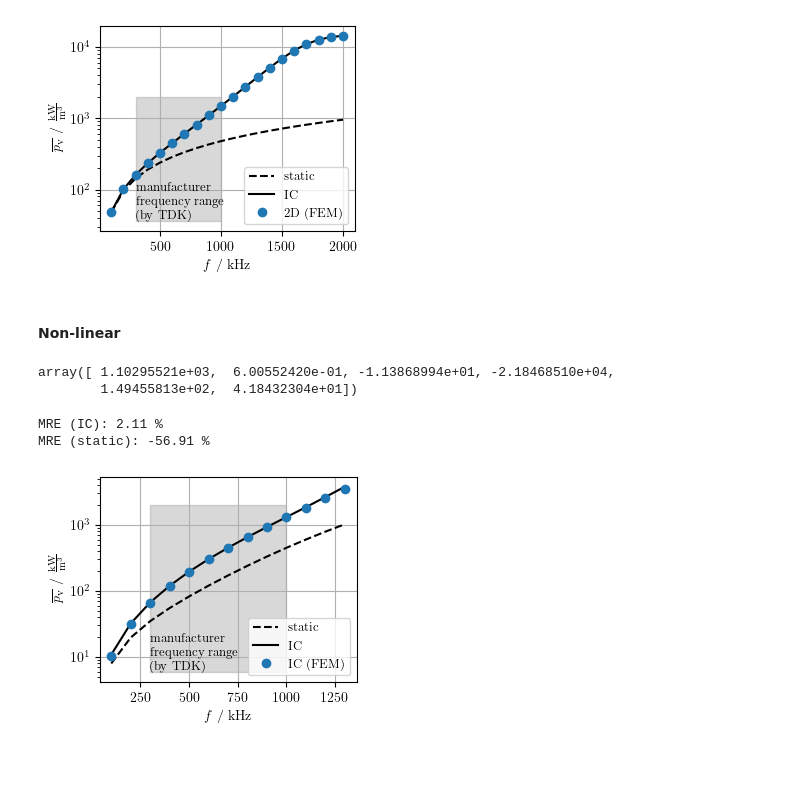
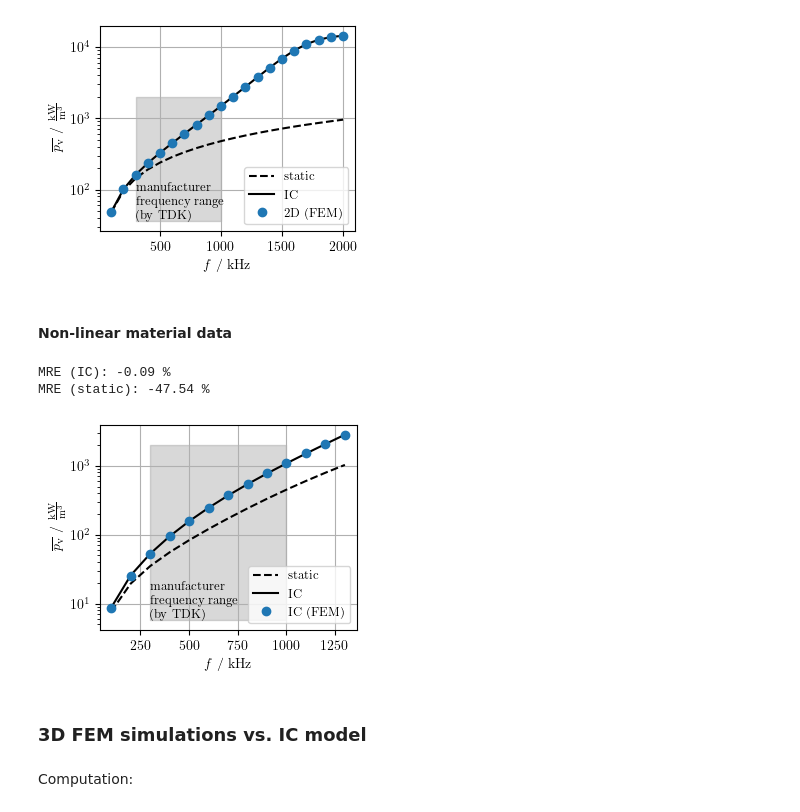
Before and after one commit to upb-lea/dimensional-performance-factor, a Jupyter notebook: dev/IC_vs_FEM.ipynb, the cells around one changed output. Cells and saved outputs as stored; diff of their text form; code cells hidden in the pictures; blank space fills up the shorter version.

```diff
--- a/dev/IC_vs_FEM.ipynb
+++ b/dev/IC_vs_FEM.ipynb
@@ -150,7 +150,7 @@ MRE (IC): 0.3 %
 MRE (static): -60.13 %
 [figure]
 # %% [markdown]
-#### Non-linear
+#### Non-linear material data
 # %%
 # -------------------------
 # Material (nonlinear)
@@ -162,26 +162,17 @@ mdb_data = mdb.Data()
 
 complex_permeability = mdb_data.get_complex_permeability(material=mdb.Material.N49,
                                                          data_source=mdb.DataSource.LEA_MTB,
-                                                         pv_fit_function=mdb.FitFunction.enhancedSteinmetz)
-# print(f"\nComplex permeability data: \n {complex_permeability.measurement_data} \n")
-complex_permeability.fit_losses()
-complex_permeability.fit_permeability_magnitude()
-
+                                                         pv_fit_function=mdb.FitFunction.enhancedSteinmetz,
+                                                         probe_codes=["R16x9.6x6.3"])
 
 complex_permittivity = mdb_data.get_complex_permittivity(material=mdb.Material.N49,
                                                          data_source=mdb.DataSource.LEA_MTB)
-# print(f"\nComplex permittivity data: \n {complex_permittivity.measurement_data} \n ")
-complex_permittivity.fit_permittivity_magnitude()
-complex_permittivity.fit_loss_angle(f_min=1e5, f_max=1.3e5)
-# %% [output]
-array([ 1.10295521e+03,  6.00552420e-01, -1.13868994e+01, -2.18468510e+04,
-        1.49455813e+02,  4.18432304e+01])
 # %%
 df_2D_FEM = comsol.read_df_from_comsol_table(
     link2file=path2simulations.joinpath("IC_model/results_non_linear.txt"),
     header=["f", "PF_dim", "b_mean", "p_v", "p_mag", "p_el"]
 )
-# df_2D_FEM
+
 # -------------------------
 # Loop over frequencies according to FEM results
 # -------------------------
@@ -203,7 +194,7 @@ for index, row in df_2D_FEM.iterrows():
 
     # Permittivity:
     eps_real, eps_imag = complex_permittivity.fit_real_and_imaginary_part_at_f_and_T(f=f, T=T_c)
-    eps = epsilon_0 * (eps_real - complex(0, 1) * eps_imag)
+    eps = epsilon_0 * (eps_real - j * eps_imag)
 
     # -------------------------
     # IC model
@@ -236,33 +227,37 @@ print(f"MRE (static): {np.round(np.mean(rel_err_static)*100, decimals=2)} %")
 # -------------------------
 f_min_kHz = 300
 f_max_kHz = 1000
 y_min, y_max = ax.get_ylim()
 y_max = 2000
 ax.fill_betweenx([y_min, y_max], f_min_kHz, f_max_kHz, color='gray', alpha=0.3)
 ax.text(
     f_min_kHz,
     y_min,
     "manufacturer\nfrequency range\n(by TDK)",
     ha='left', va='bottom',
     fontsize=9, color='black'
 )
 
 # -------------------------
 # Final plot settings
 # -------------------------
 ax.set_xlabel(r"$f$ / kHz")
 ax.set_ylabel(r"$\overline{p_\mathrm{v}}$ / $\frac{\mathrm{kW}}{\mathrm{m}^3}$")
 
 ax.legend(ncols=1, loc="lower right", fontsize=9)
 
 ax.grid()
 fig.align_labels()
 plt.tight_layout()
 
 plt.savefig(path2plots.joinpath("FEM_vs_IC_losses_linear.pdf"))
 plt.savefig(path2plots.joinpath("FEM_vs_IC_losses_linear.png"))
 plt.show()
 # %% [output]
-MRE (IC): 2.11 %
-MRE (static): -56.91 %
+MRE (IC): -0.09 %
+MRE (static): -47.54 %
-[figure, old version]
+[figure, new version]
+# %% [markdown]
+### 3D FEM simulations vs. IC model
+# %% [markdown]
+Computation:
```
Also changed, not shown: parts of 4 cells of this notebook, 1 other file.
